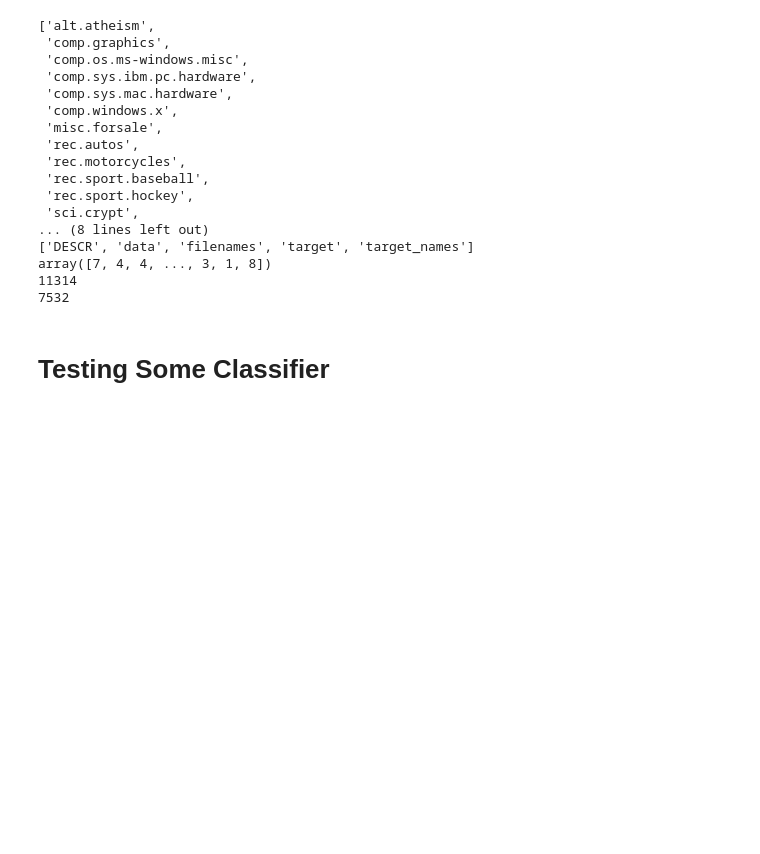
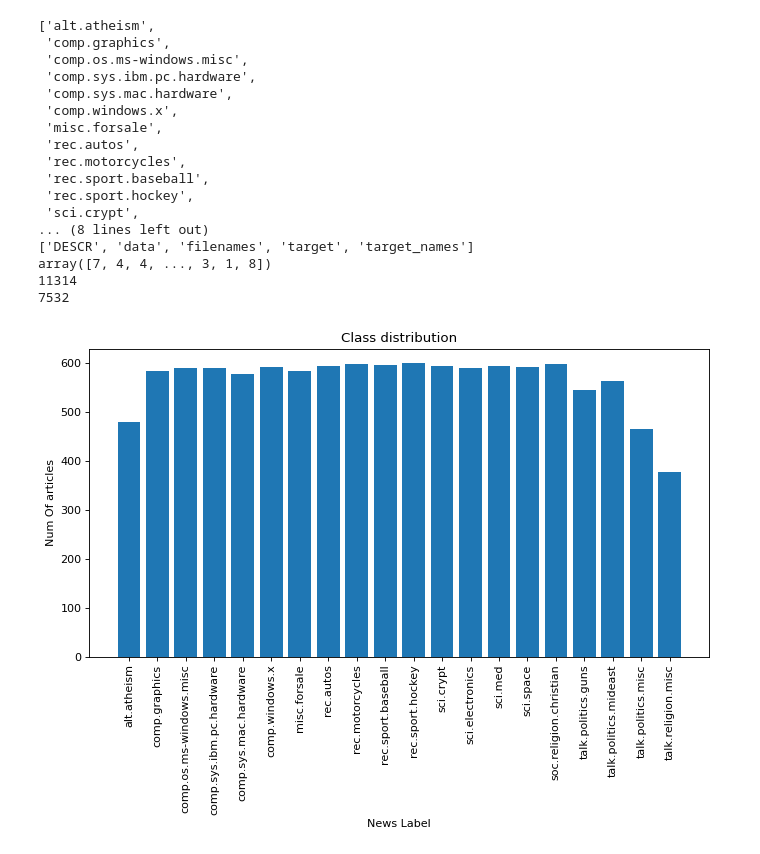
Before and after one commit to sayed6201/nlp_20newsgroups_exercise, a Jupyter notebook: exercise_text_classification.ipynb, the cells around one changed output. Saved outputs shown, nothing was run; the diff lists cells and outputs as text; code cells hidden in the pictures; blank space fills up the shorter version.

```diff
--- a/exercise_text_classification.ipynb
+++ b/exercise_text_classification.ipynb
@@ -43,5 +43,15 @@ x_test, y_test = newsgroups_test.data, newsgroups_test.target
 array([7, 4, 4, ..., 3, 1, 8])
 11314
 7532
-# %% [markdown]
-# **Testing Some Classifier**
+# %%
+targets, frequency = np.unique(y_train, return_counts=True)
+
+plt.figure(figsize=(10, 5), dpi= 80, facecolor='w', edgecolor='k')
+plt.bar(newsgroups_train.target_names,frequency)
+plt.xticks(rotation=90)
+plt.title('Class distribution')
+plt.xlabel('News Label')
+plt.ylabel('Num Of articles')
+plt.show()
+# %% [output]
+[figure, added]
```
Also changed, not shown: parts of 17 cells of this notebook.
